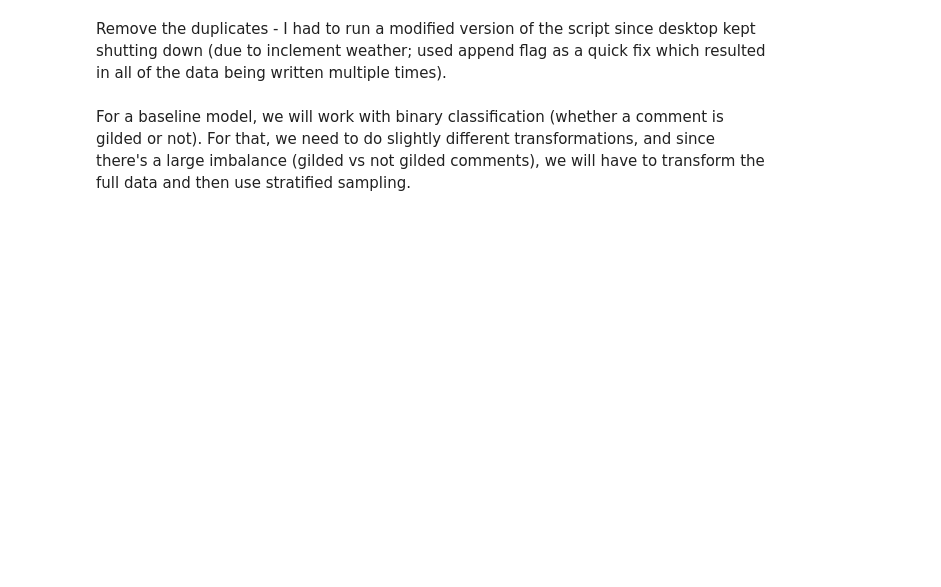
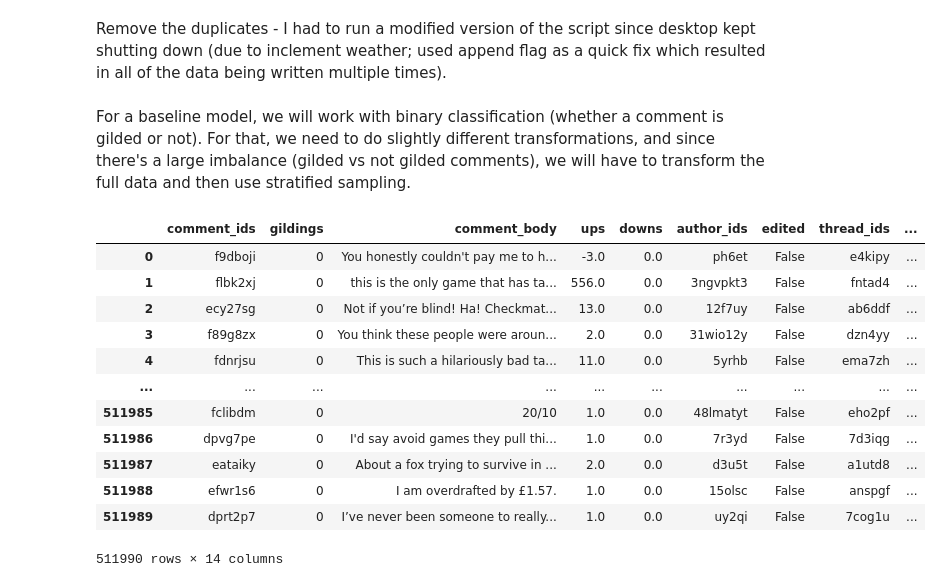
Before and after one commit to Jacobjeevan/Reddit-Gild-Predictor, a Jupyter notebook: notebooks/Baseline_EDA.ipynb, the cells around one changed output. Saved outputs shown, nothing was run; the diff lists cells and outputs as text; code cells hidden in the pictures; blank space fills up the shorter version.

```diff
--- a/notebooks/Baseline_EDA.ipynb
+++ b/notebooks/Baseline_EDA.ipynb
@@ -83,4 +95,20 @@ test_data = pd.concat([X_test, y_test], axis=1).reset_index(drop=True)
 # %%
 save(train_data, "../data/processed/", "train_data_baseline")
 save(test_data, "../data/processed/", "test_data_baseline")
+# %%
+train_data
+# %% [output]
+|  | comment_ids | gildings | comment_body | ups | downs | author_ids | edited | thread_ids | ... |
+| 0 | f9dboji | 0 | You honestly couldn't pay me to h... | -3.0 | 0.0 | ph6et | False | e4kipy | ... |
+| 1 | flbk2xj | 0 | this is the only game that has ta... | 556.0 | 0.0 | 3ngvpkt3 | False | fntad4 | ... |
+| 2 | ecy27sg | 0 | Not if you’re blind! Ha! Checkmat... | 13.0 | 0.0 | 12f7uy | False | ab6ddf | ... |
+| 3 | f89g8zx | 0 | You think these people were aroun... | 2.0 | 0.0 | 31wio12y | False | dzn4yy | ... |
+| 4 | fdnrjsu | 0 | This is such a hilariously bad ta... | 11.0 | 0.0 | 5yrhb | False | ema7zh | ... |
+| ... | ... | ... | ... | ... | ... | ... | ... | ... | ... |
+| 511985 | fclibdm | 0 | 20/10 | 1.0 | 0.0 | 48lmatyt | False | eho2pf | ... |
+| 511986 | dpvg7pe | 0 | I'd say avoid games they pull thi... | 1.0 | 0.0 | 7r3yd | False | 7d3iqg | ... |
+| 511987 | eataiky | 0 | About a fox trying to survive in ... | 2.0 | 0.0 | d3u5t | False | a1utd8 | ... |
+| 511988 | efwr1s6 | 0 | I am overdrafted by £1.57. | 1.0 | 0.0 | 15olsc | False | anspgf | ... |
+| 511989 | dprt2p7 | 0 | I’ve never been someone to really... | 1.0 | 0.0 | uy2qi | False | 7cog1u | ... |
+511990 rows × 14 columns
 # %%
```
Also changed, not shown: parts of 5 cells of this notebook, 1 other file.
